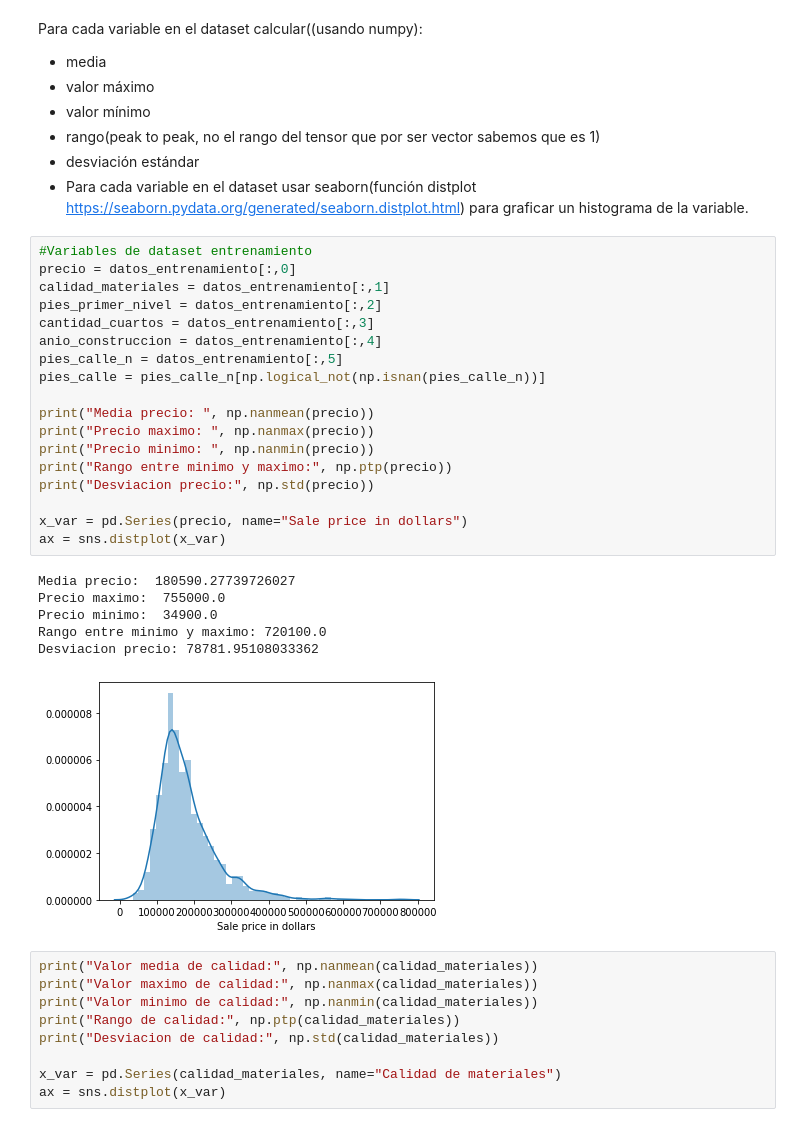
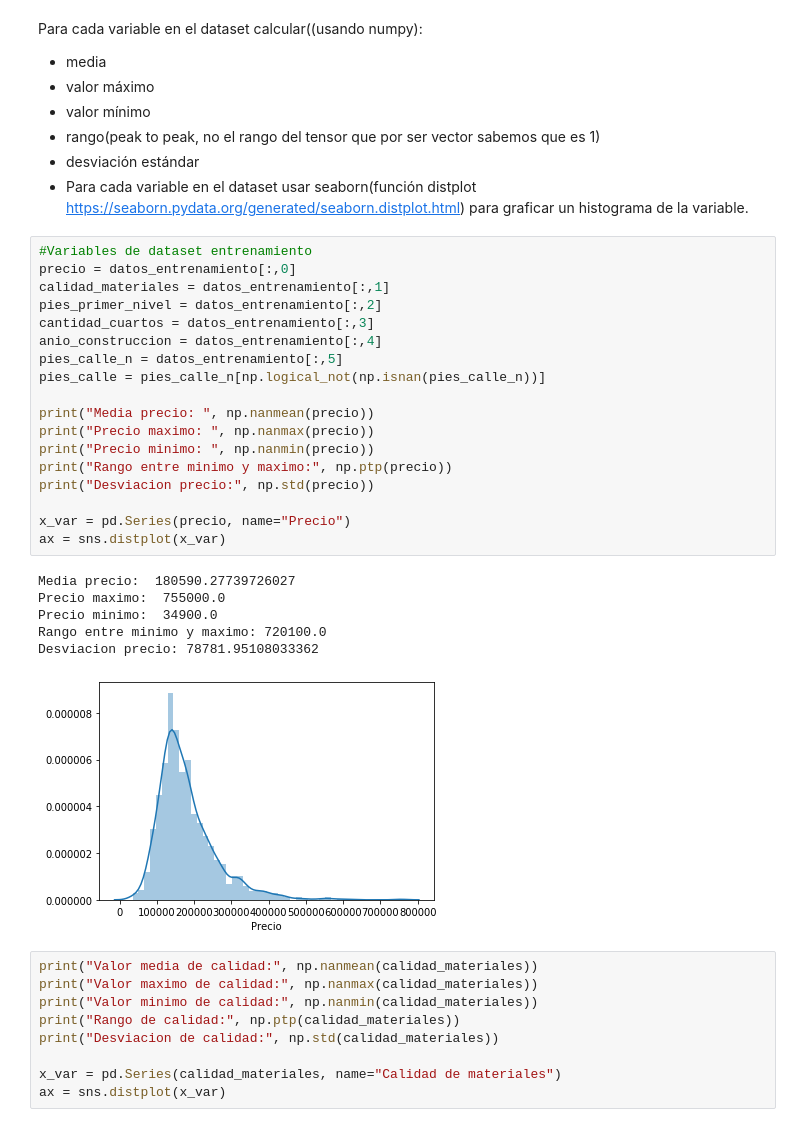
Before and after one commit to an3iitho/Project_linear_regression, a Jupyter notebook: Proyecto_Alvaro-Esquivel.ipynb, the cells around one changed output. Drawn from its saved outputs; the diff is of its cells as text.

```diff
--- a/Proyecto_Alvaro-Esquivel.ipynb
+++ b/Proyecto_Alvaro-Esquivel.ipynb
@@ -91,28 +91,28 @@ sabemos que es 1)
 # %%
 #Variables de dataset entrenamiento
 precio = datos_entrenamiento[:,0]
 calidad_materiales = datos_entrenamiento[:,1]
 pies_primer_nivel = datos_entrenamiento[:,2]
 cantidad_cuartos = datos_entrenamiento[:,3]
 anio_construccion = datos_entrenamiento[:,4]
 pies_calle_n = datos_entrenamiento[:,5]
 pies_calle = pies_calle_n[np.logical_not(np.isnan(pies_calle_n))]
 
 print("Media precio: ", np.nanmean(precio))
 print("Precio maximo: ", np.nanmax(precio))
 print("Precio minimo: ", np.nanmin(precio))
 print("Rango entre minimo y maximo:", np.ptp(precio))
 print("Desviacion precio:", np.std(precio))
 
-x_var = pd.Series(precio, name="Sale price in dollars")
+x_var = pd.Series(precio, name="Precio")
 ax = sns.distplot(x_var)
 # %% [output]
 Media precio:  180590.27739726027
 Precio maximo:  755000.0
 Precio minimo:  34900.0
 Rango entre minimo y maximo: 720100.0
 Desviacion precio: 78781.95108033362
-[figure, old version]
+[figure, new version]
 # %%
 print("Valor media de calidad:", np.nanmean(calidad_materiales))
 print("Valor maximo de calidad:", np.nanmax(calidad_materiales))
```
Also changed, not shown: parts of 5 cells of this notebook.
